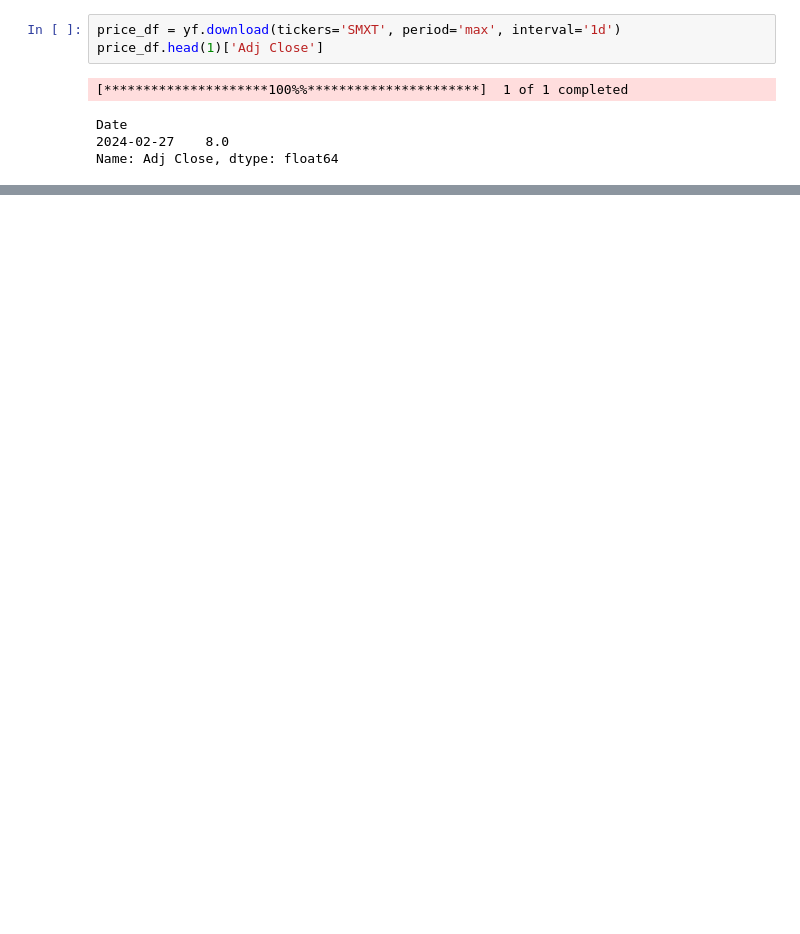
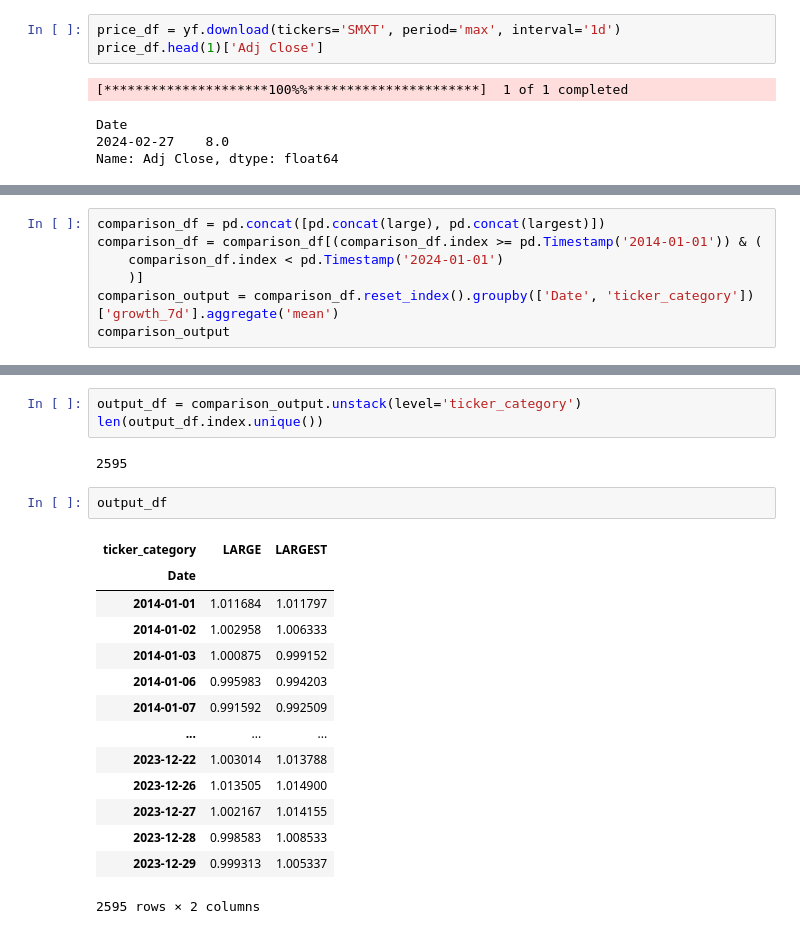
Before and after one commit to sherrytp/stock-markets-analytics-zoomcamp, a Jupyter notebook: 02-dataframe-analysis/HW2.ipynb, the cells around one changed output, grey strips where cells are left out. Saved outputs shown, nothing was run; the diff lists cells and outputs as text; blank space fills up the shorter version.

```diff
--- a/02-dataframe-analysis/HW2.ipynb
+++ b/02-dataframe-analysis/HW2.ipynb
@@ -241,0 +403,7 @@ def calculate(df: pd.DataFrame):
+# %%
+comparison_df = pd.concat([pd.concat(large), pd.concat(largest)])
+comparison_df = comparison_df[(comparison_df.index >= pd.Timestamp('2014-01-01')) & (
+    comparison_df.index < pd.Timestamp('2024-01-01')
+    )]
+comparison_output = comparison_df.reset_index().groupby(['Date', 'ticker_category'])['growth_7d'].aggregate('mean')
+comparison_output
@@ -241,0 +424,22 @@ def calculate(df: pd.DataFrame):
+# %%
+output_df = comparison_output.unstack(level='ticker_category')
+len(output_df.index.unique())
+# %% [output]
+2595
+# %%
+output_df
+# %% [output]
+| ticker_category | LARGE | LARGEST |
+| Date |  |  |
+| 2014-01-01 | 1.011684 | 1.011797 |
+| 2014-01-02 | 1.002958 | 1.006333 |
+| 2014-01-03 | 1.000875 | 0.999152 |
+| 2014-01-06 | 0.995983 | 0.994203 |
+| 2014-01-07 | 0.991592 | 0.992509 |
+| ... | ... | ... |
+| 2023-12-22 | 1.003014 | 1.013788 |
+| 2023-12-26 | 1.013505 | 1.014900 |
+| 2023-12-27 | 1.002167 | 1.014155 |
+| 2023-12-28 | 0.998583 | 1.008533 |
+| 2023-12-29 | 0.999313 | 1.005337 |
+2595 rows × 2 columns
```
Also changed, not shown: parts of 37 cells of this notebook.
